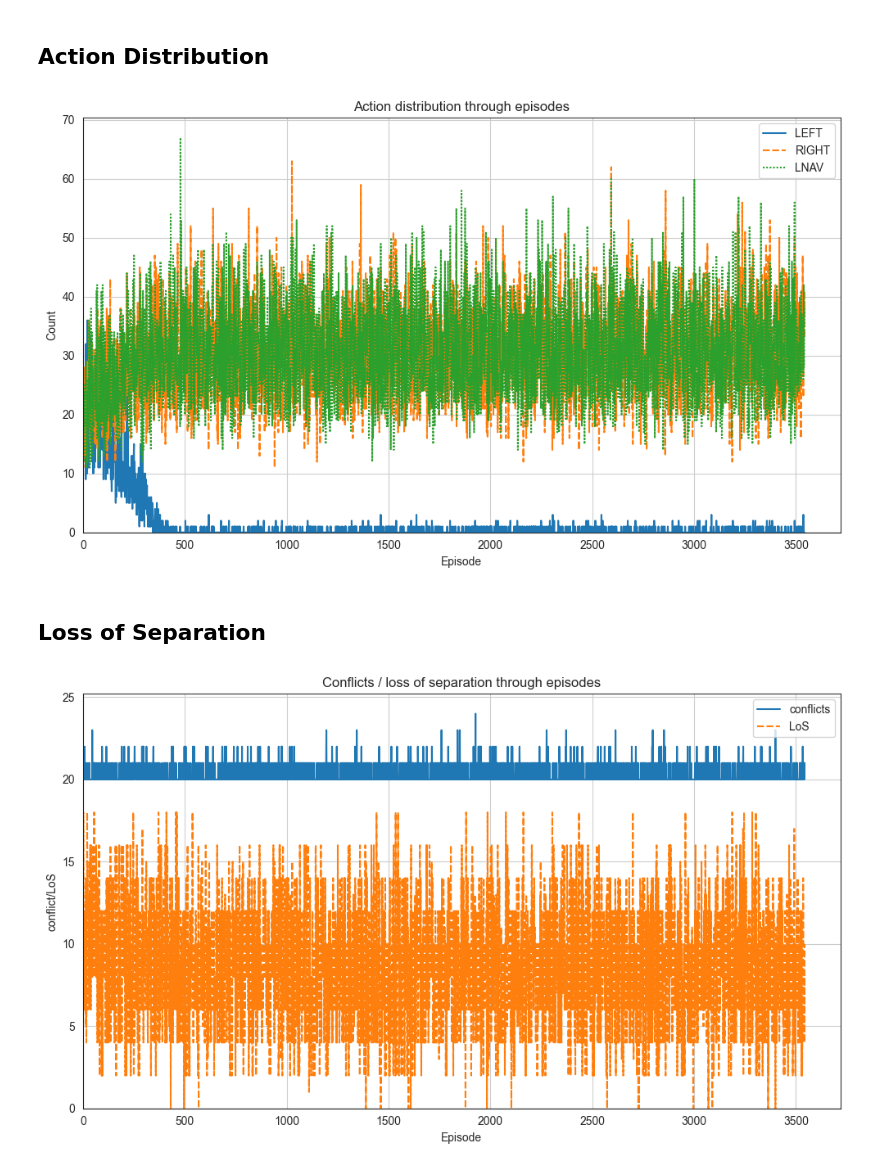
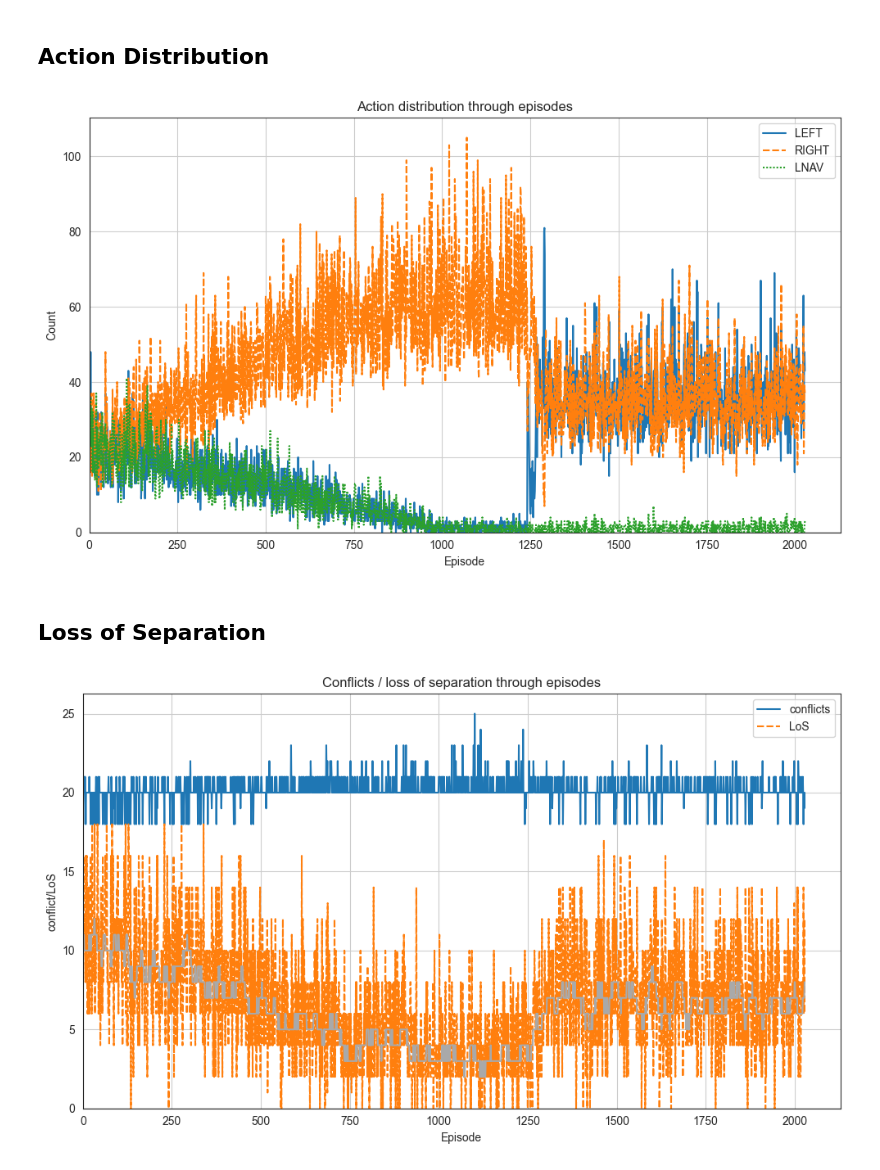
Before and after one commit to JHvanG/bluesky, a Jupyter notebook: bluesky/plugins/atc_utils/data_visualizer.ipynb, the cells around one changed output. Cells and saved outputs as stored; diff of their text form; code cells hidden in the pictures.

```diff
--- a/bluesky/plugins/atc_utils/data_visualizer.ipynb
+++ b/bluesky/plugins/atc_utils/data_visualizer.ipynb
@@ -17,7 +17,9 @@ LINEWIDTH = 1.5
 
 # filename = "1_successful_training_results_com_two_transitions_spaced_45_0deg_7_5nm_0_005decay.csv"
 # filename = "2_successful_training_results_com_two_transitions_spaced_45_0deg_7_5nm_0_005decay_0_01random_chance.csv"
-filename = "training_results_com_random_spawning_two_transitions_spaced_45_0deg_7_5nm_0_005decay_0_01random_chance.csv"
+# filename = "training_results_com_random_spawning_two_transitions_spaced_45_0deg_7_5nm_0_005decay_0_01random_chance.csv"
+filename = "training_results_com_random_spawning_two_transitions_360_0spaced_45_0deg_7_5nm_0_002decay_0_05random_chance.csv"
+# filename = "training_results_com_constant_spawning_two_transitions_240_0spaced_45_0deg_7_5nm_0_002decay_0_05random_chance.csv"
 
 file = os.path.join(path, filename)
 
@@ -107,21 +109,23 @@ plt.xlabel("Episode")
 plt.ylabel("Count")
 plt.show()
 # %% [output]
-[figure, old version]
+[figure, new version]
 # %% [markdown]
 ## Loss of Separation
 # %%
 data = {"conflicts": result['conflicts'], "LoS": result['LoS']}
 plt.figure(figsize=(10, 6), tight_layout=True)
 # plotting
 plt.grid()
 plt.axhline(y=0, linewidth=0.9, color="k")
 sns.lineplot(data=data, linewidth=LINEWIDTH)
+running_avg = uniform_filter1d(data["LoS"], 20)
+sns.lineplot(data=running_avg, linewidth=LINEWIDTH, color="darkgrey")
 plt.xlim(0)
 plt.ylim(0)
 plt.title("Conflicts / loss of separation through episodes")
 plt.xlabel("Episode")
 plt.ylabel("conflict/LoS")
 plt.show()
 # %% [output]
-[figure, old version]
+[figure, new version]
```
Also changed, not shown: parts of 2 cells of this notebook.
